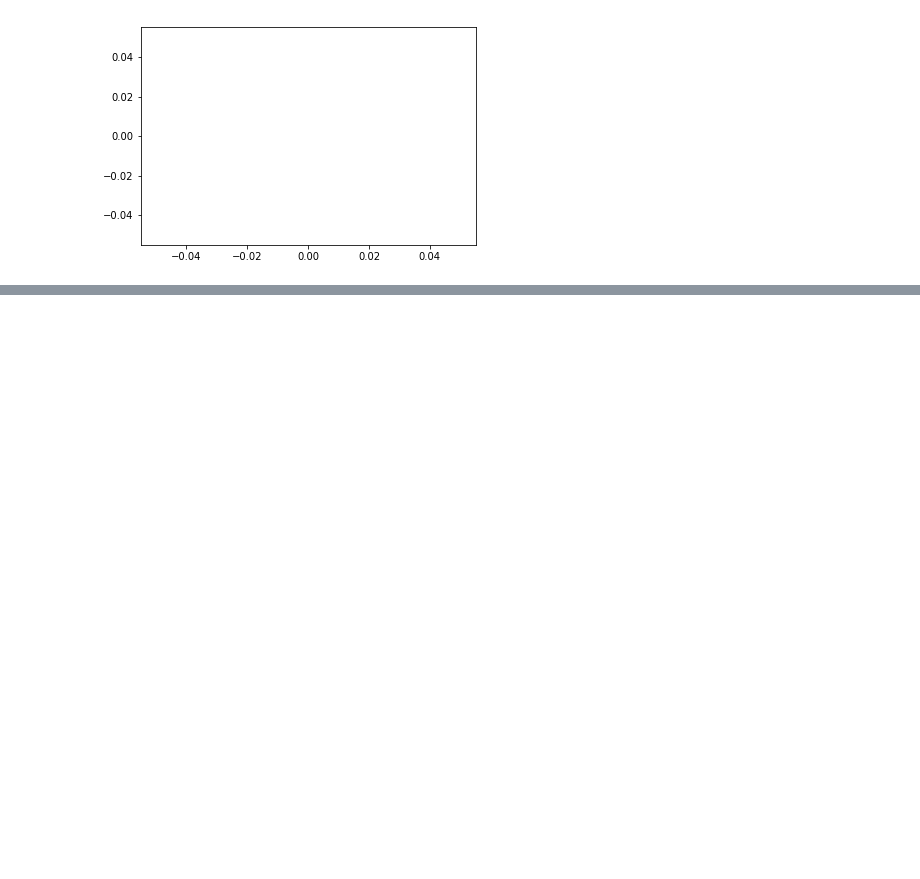
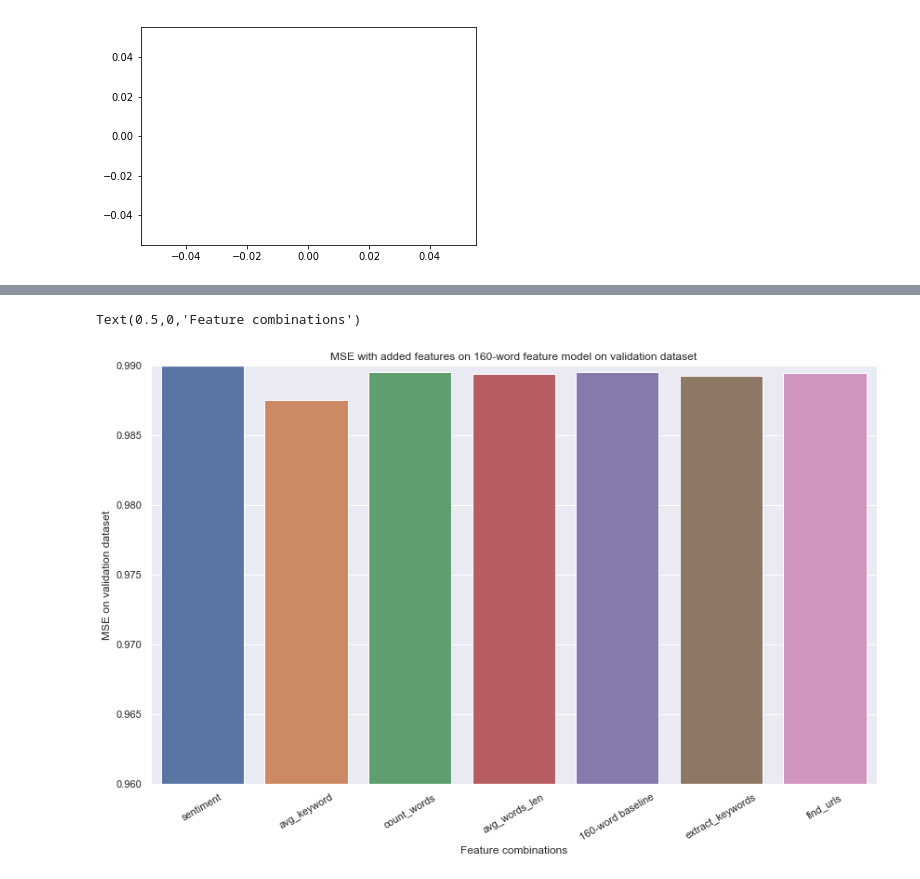
Before and after one commit to rogermadhu/ML_MiniProject_1, a Jupyter notebook: Graphing Error.ipynb, the cells around one changed output, grey strips where cells are left out. Cells and saved outputs as stored; diff of their text form; code cells hidden in the pictures; blank space fills up the shorter version.

```diff
--- a/Graphing Error.ipynb
+++ b/Graphing Error.ipynb
@@ -285,0 +309,21 @@ Text(0.5,0,'Feature combinations')
+# %%
+mse_vs_feature_set_160 = {
+    "160-word baseline": 0.9895357,
+    "count_words": 0.989531704,
+    "avg_words_len": 0.989394872,
+    "find_urls": 0.989495247,
+    "extract_keywords": 0.989268892,
+    "avg_keyword": 0.98751591,
+    "sentiment": 0.991546089
+}
+# %%
+sns.set(rc={'figure.figsize':(14,8.27)})
+g = sns.barplot(x=mse_vs_feature_set_160.keys(), y=mse_vs_feature_set_160.values())
+g.set_xticklabels(g.get_xticklabels(), rotation=30)
+g.set(ylim=(0.96, 0.99))
+g.set_title("MSE with added features on 160-word feature model on validation dataset")
+g.set_ylabel("MSE on validation dataset")
+g.set_xlabel("Feature combinations")
+# %% [output]
+Text(0.5,0,'Feature combinations')
+[figure, added]
```
Also changed, not shown: parts of 3 cells of this notebook, 1 other file.
